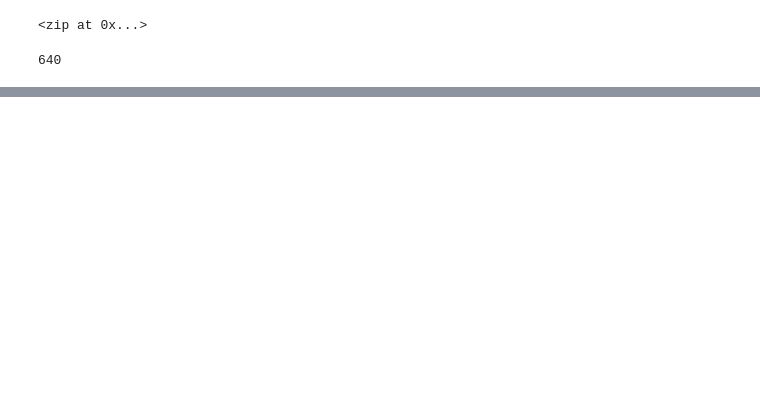
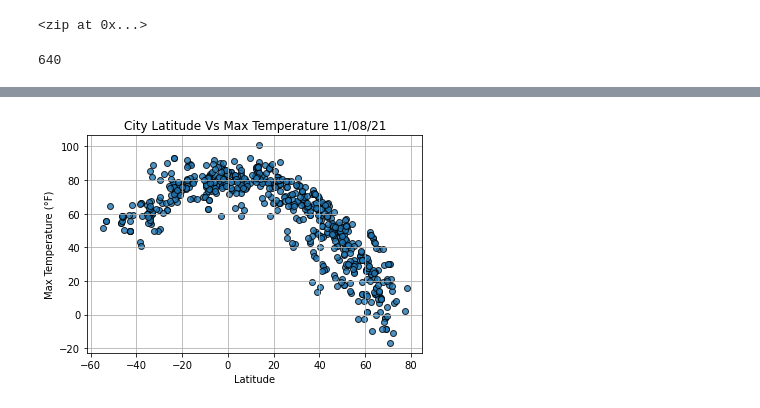
Before and after one commit to Dhanushree27/World_Weather_Analysis, a Jupyter notebook: WeatherPy.ipynb, the cells around one changed output, grey strips where cells are left out. Saved outputs shown, nothing was run; the diff lists cells and outputs as text; code cells hidden in the pictures; blank space fills up the shorter version.

Commit message:
Updated with scatter plots

```diff
--- a/WeatherPy.ipynb
+++ b/WeatherPy.ipynb
@@ -127,3 +127,27 @@ weather_df.head()
 # Writing to a csv file
 file_to_write='weather_data/cities.csv'
 weather_df.to_csv(file_to_write,index_label="City_ID")
+# %%
+# Extract data to plot
+lat=weather_df["Lat"]
+max_temp=weather_df["Max Temp"]
+humidity=weather_df["Humidity"]
+cloudiness=weather_df["Cloudiness"]
+wind_speed=weather_df["Wind Speed"]
+# %%
+# Importing library to get current date
+import time
+# Scatter plot of latitude vs max temp
+plt.scatter(lat,max_temp,edgecolors="black",alpha=0.8,marker="o",linewidth=1,label="Cities")
+plt.xlabel("Latitude")
+plt.ylabel("Max Temperature (\N{DEGREE SIGN}F)")
+plt.title ("City Latitude Vs Max Temperature " + time.strftime('%x'))
+plt.grid()
+
+# Save the figure.
+plt.savefig("weather_data/Fig1.png")
+
+# Show plot
+plt.show()
+# %% [output]
+[figure, added]
```
Also changed, not shown: parts of 3 cells of this notebook, 4 other files.
